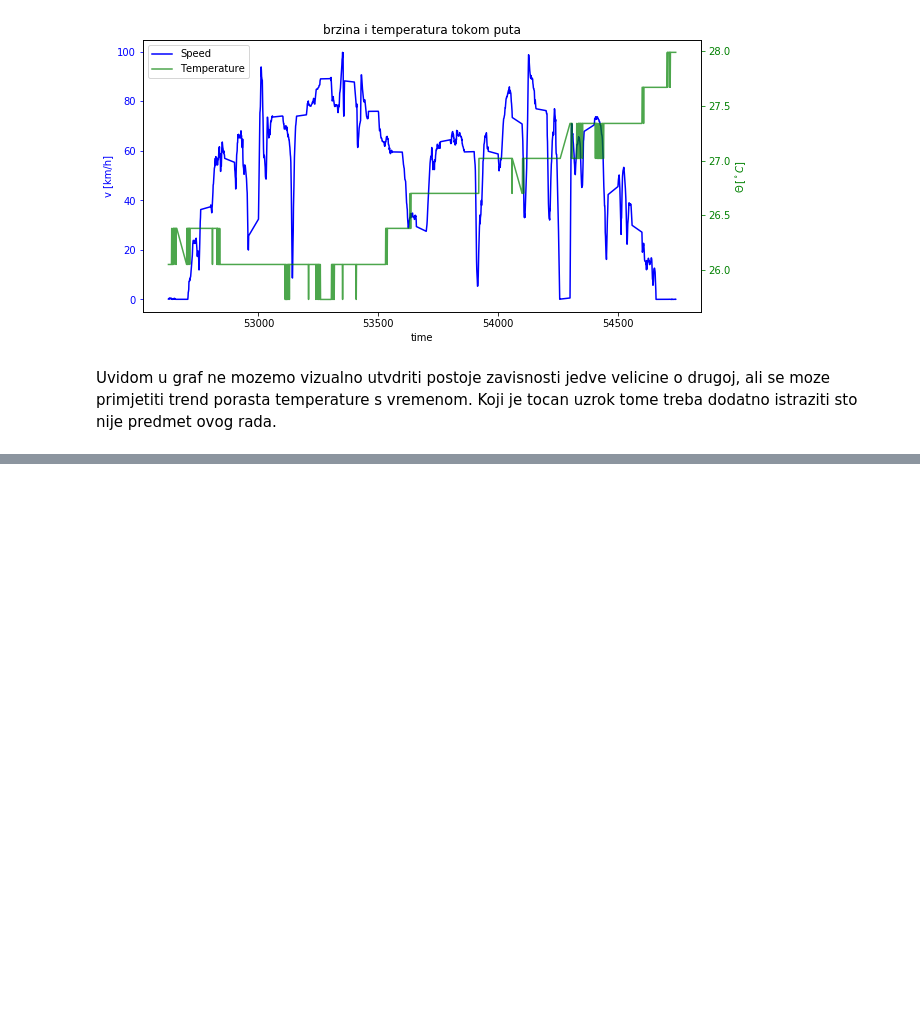
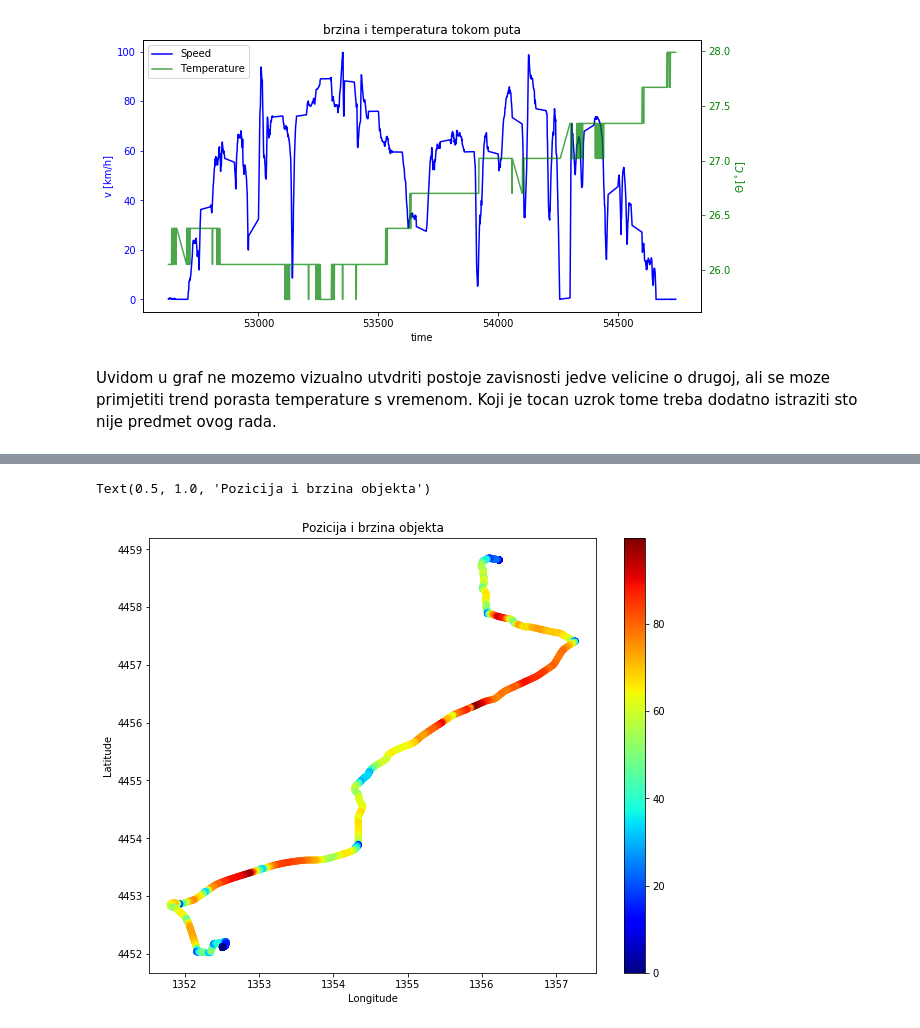
Before and after one commit to KristijanCetina/BachelorThesis, a Jupyter notebook: dataAnalysis/AnalizaKretanjaVozila.ipynb, the cells around one changed output, grey strips where cells are left out. Saved outputs shown, nothing was run; the diff lists cells and outputs as text; code cells hidden in the pictures; blank space fills up the shorter version.

```diff
--- a/dataAnalysis/AnalizaKretanjaVozila.ipynb
+++ b/dataAnalysis/AnalizaKretanjaVozila.ipynb
@@ -103,0 +110,13 @@ Koji je tocan uzrok tome treba dodatno istraziti sto nije predmet ovog rada.
+# %%
+fig, ax = plt.subplots(1)
+
+p=ax.scatter(data['Longitude'],data['Latitude'],c=data['Speed']*1.852,marker='o',cmap='jet')
+plt.rcParams["figure.figsize"] = (10,8)
+fig.colorbar(p)
+
+plt.xlabel ('Longitude')
+plt.ylabel ('Latitude')
+plt.title('Pozicija i brzina objekta')
+# %% [output]
+Text(0.5, 1.0, 'Pozicija i brzina objekta')
+[figure, added]
```
Also changed, not shown: parts of 5 cells of this notebook, 4 other files.
